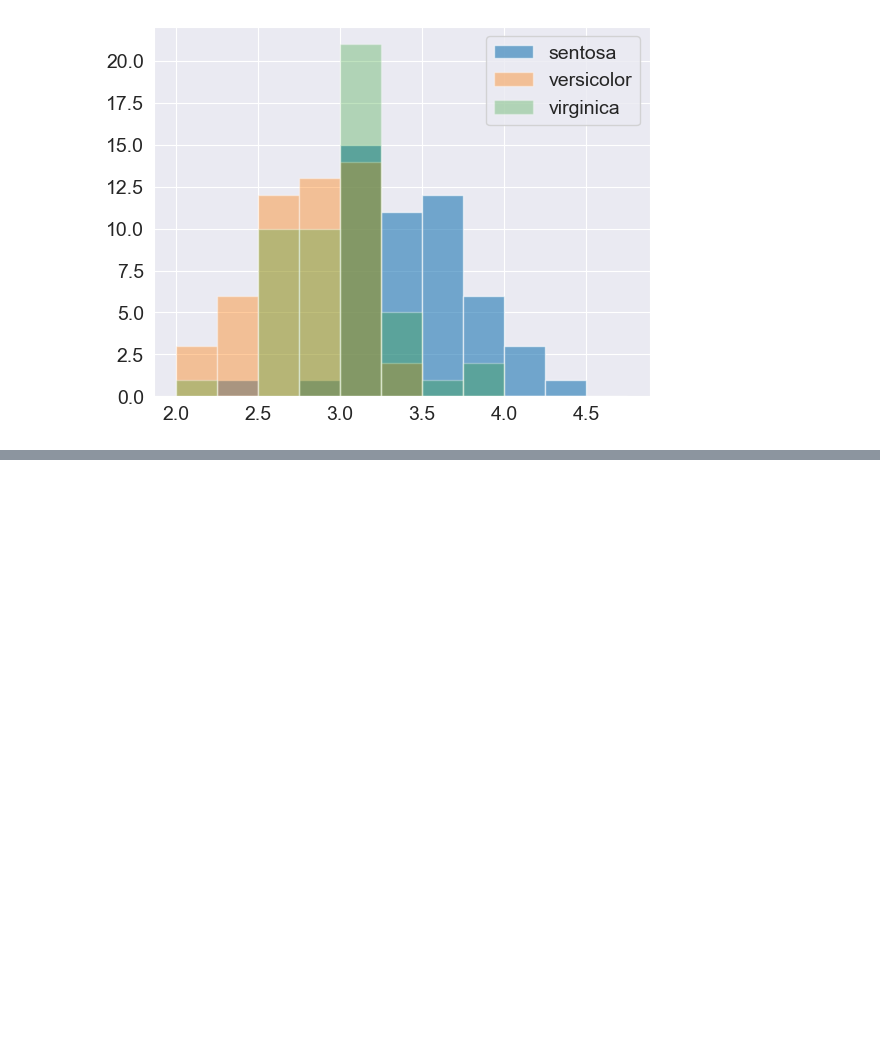
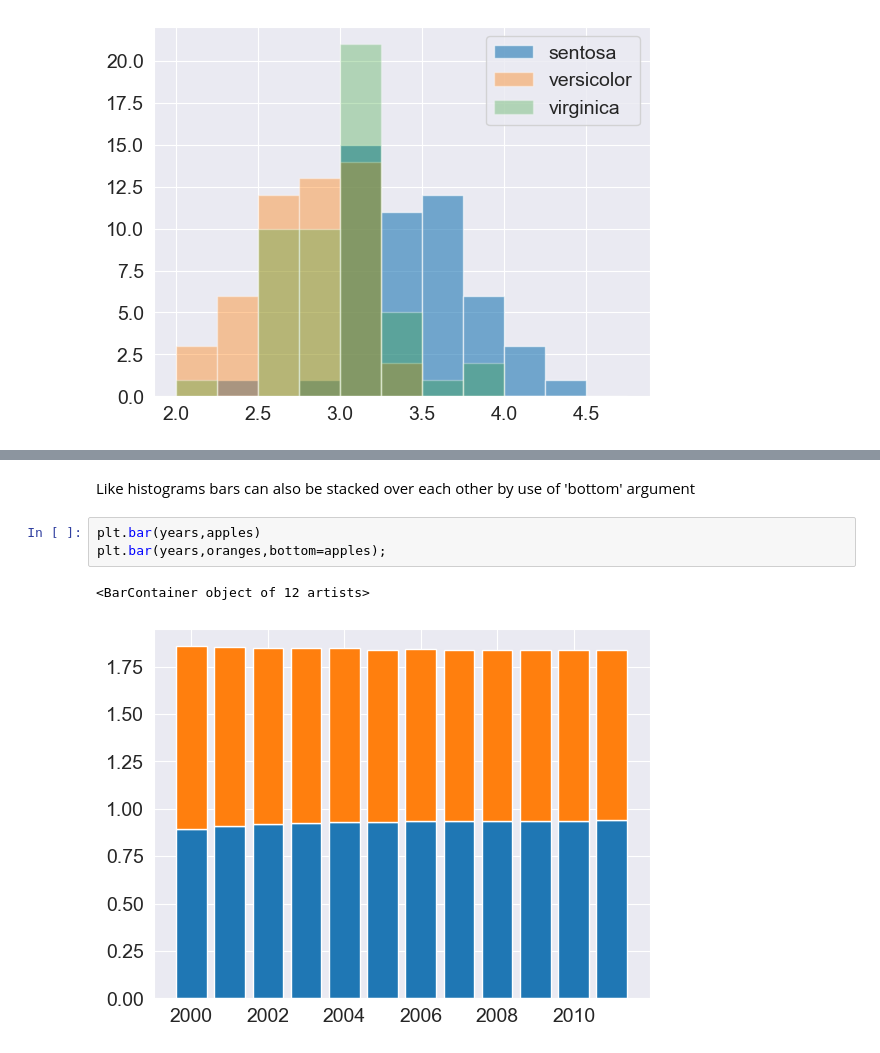
Before and after one commit to root459/DATAanalysis, a Jupyter notebook: datavisualization.ipynb, the cells around one changed output, grey strips where cells are left out. Saved outputs shown, nothing was run; the diff lists cells and outputs as text; blank space fills up the shorter version.

```diff
--- a/datavisualization.ipynb
+++ b/datavisualization.ipynb
@@ -299,0 +308,8 @@ plt.hist(virginica_df.sepal_width,alpha=0.3,bins=np.arange(2,5,0.25),label='virg
+# %% [markdown]
+Like histograms bars can also be stacked over each other by use of 'bottom' argument
+# %%
+plt.bar(years,apples)
+plt.bar(years,oranges,bottom=apples);
+# %% [output]
+<BarContainer object of 12 artists>
+[figure, added]
```
Also changed, not shown: parts of 4 cells of this notebook.
